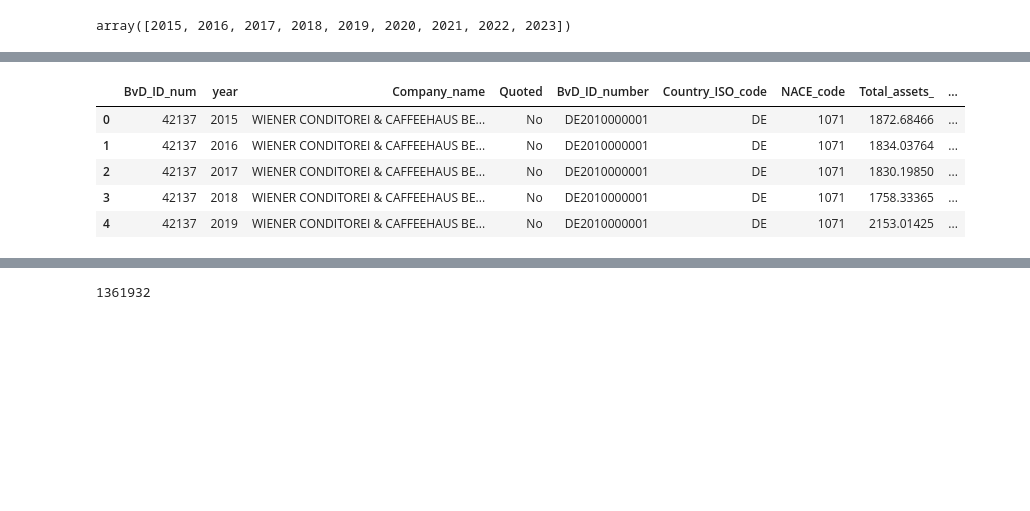
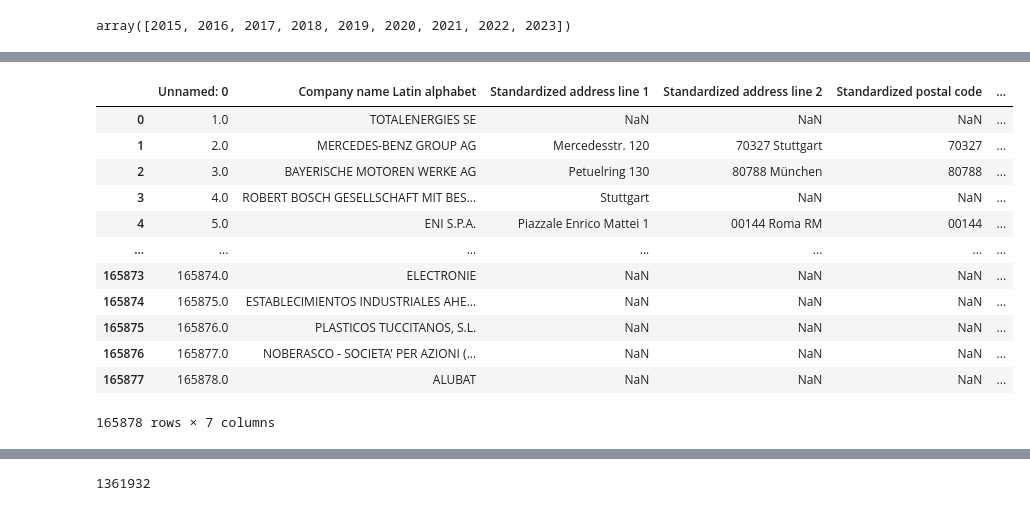
Before and after one commit to miladmirzazadeh/Thesis-Mirzazadeh-Eslahchi, a Jupyter notebook: merging_datasets.ipynb, the cells around one changed output, grey strips where cells are left out. Drawn from its saved outputs; the diff is of its cells as text; code cells hidden in the pictures; blank space fills up the shorter version.

```diff
--- a/merging_datasets.ipynb
+++ b/merging_datasets.ipynb
@@ -36,10 +32,3 @@ array(['DE', 'ES', 'FR', 'IT', 'PL'], dtype=object)
 # %%
 pd.set_option('display.max_columns', None)
-bs.head()
+# bs.head()
-# %% [output]
-|  | BvD_ID_num | year | Company_name | Quoted | BvD_ID_number | Country_ISO_code | NACE_code | Total_assets_ | ... |
-| 0 | 42137 | 2015 | WIENER CONDITOREI & CAFFEEHAUS BE... | No | DE2010000001 | DE | 1071 | 1872.68466 | ... |
-| 1 | 42137 | 2016 | WIENER CONDITOREI & CAFFEEHAUS BE... | No | DE2010000001 | DE | 1071 | 1834.03764 | ... |
-| 2 | 42137 | 2017 | WIENER CONDITOREI & CAFFEEHAUS BE... | No | DE2010000001 | DE | 1071 | 1830.19850 | ... |
-| 3 | 42137 | 2018 | WIENER CONDITOREI & CAFFEEHAUS BE... | No | DE2010000001 | DE | 1071 | 1758.33365 | ... |
-| 4 | 42137 | 2019 | WIENER CONDITOREI & CAFFEEHAUS BE... | No | DE2010000001 | DE | 1071 | 2153.01425 | ... |
@@ -45,0 +39,16 @@ bs.head()
+# %%
+postal_codes
+# %% [output]
+|  | Unnamed: 0 | Company name Latin alphabet | Standardized address line 1 | Standardized address line 2 | Standardized postal code | ... |
+| 0 | 1.0 | TOTALENERGIES SE | NaN | NaN | NaN | ... |
+| 1 | 2.0 | MERCEDES-BENZ GROUP AG | Mercedesstr. 120 | 70327 Stuttgart | 70327 | ... |
+| 2 | 3.0 | BAYERISCHE MOTOREN WERKE AG | Petuelring 130 | 80788 München | 80788 | ... |
+| 3 | 4.0 | ROBERT BOSCH GESELLSCHAFT MIT BES... | Stuttgart | NaN | NaN | ... |
+| 4 | 5.0 | ENI S.P.A. | Piazzale Enrico Mattei 1 | 00144 Roma RM | 00144 | ... |
+| ... | ... | ... | ... | ... | ... | ... |
+| 165873 | 165874.0 | ELECTRONIE | NaN | NaN | NaN | ... |
+| 165874 | 165875.0 | ESTABLECIMIENTOS INDUSTRIALES AHE... | NaN | NaN | NaN | ... |
+| 165875 | 165876.0 | PLASTICOS TUCCITANOS, S.L. | NaN | NaN | NaN | ... |
+| 165876 | 165877.0 | NOBERASCO - SOCIETA' PER AZIONI (... | NaN | NaN | NaN | ... |
+| 165877 | 165878.0 | ALUBAT | NaN | NaN | NaN | ... |
+165878 rows × 7 columns
```
Also changed, not shown: parts of 35 cells of this notebook, 2 other files.
